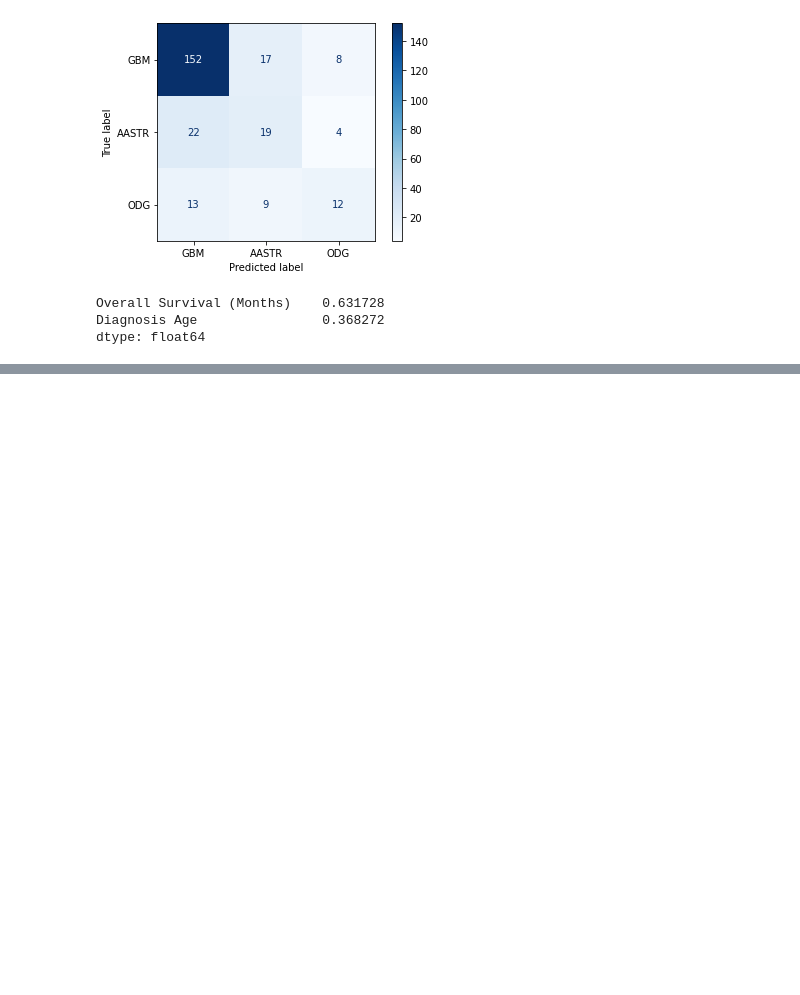
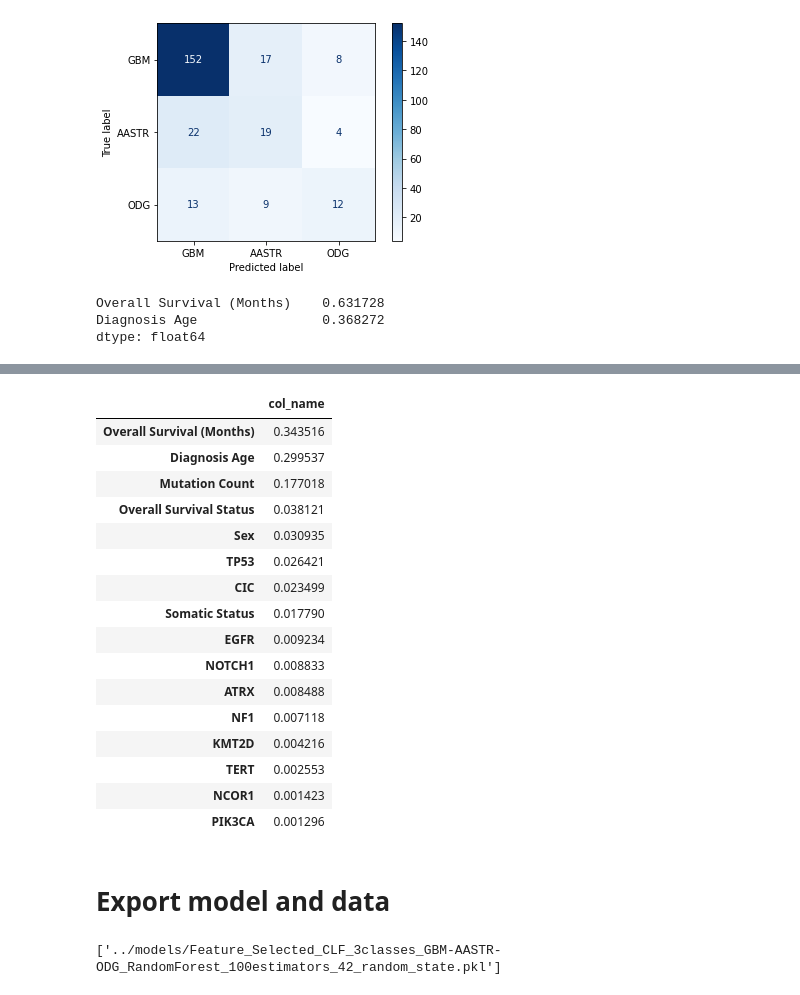
Before and after one commit to mathabaws/SOTA_xAI_Visual_analytics, a Jupyter notebook: notebooks/3.0-Feature_Selection.ipynb, the cells around one changed output, grey strips where cells are left out. Drawn from its saved outputs; the diff is of its cells as text; code cells hidden in the pictures; blank space fills up the shorter version.

```diff
--- a/notebooks/3.0-Feature_Selection.ipynb
+++ b/notebooks/3.0-Feature_Selection.ipynb
@@ -229,0 +341,30 @@ dtype: float64
+# %%
+pd.DataFrame({'col_name': clf.feature_importances_}, index=X_test[top20].columns).sort_values(by='col_name', ascending=False)
+# %% [output]
+|  | col_name |
+| Overall Survival (Months) | 0.343516 |
+| Diagnosis Age | 0.299537 |
+| Mutation Count | 0.177018 |
+| Overall Survival Status | 0.038121 |
+| Sex | 0.030935 |
+| TP53 | 0.026421 |
+| CIC | 0.023499 |
+| Somatic Status | 0.017790 |
+| EGFR | 0.009234 |
+| NOTCH1 | 0.008833 |
+| ATRX | 0.008488 |
+| NF1 | 0.007118 |
+| KMT2D | 0.004216 |
+| TERT | 0.002553 |
+| NCOR1 | 0.001423 |
+| PIK3CA | 0.001296 |
+# %% [markdown]
+# Export model and data
+# %%
+import joblib
+
+# gdrive_project_root + '/data/processed/cancer_data_preprocessed.csv'
+
+joblib.dump(clf, gdrive_project_root+'models/Feature_Selected_CLF_3classes_GBM-AASTR-ODG_RandomForest_100estimators_42_random_state.pkl', compress=9)
+# %% [output]
+['../models/Feature_Selected_CLF_3classes_GBM-AASTR-ODG_RandomForest_100estimators_42_random_state.pkl']
```
Also changed, not shown: parts of 6 cells of this notebook, 8 other files.
